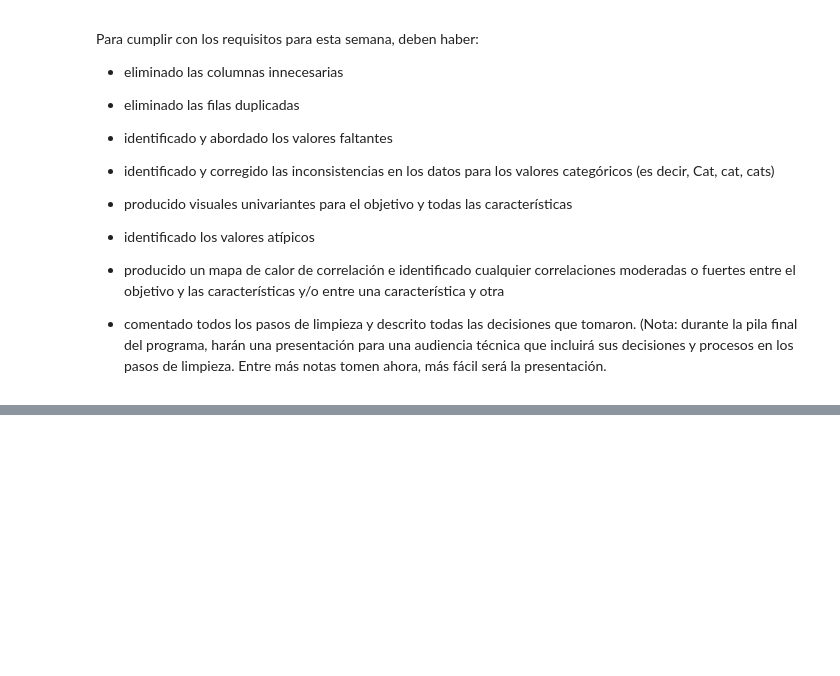
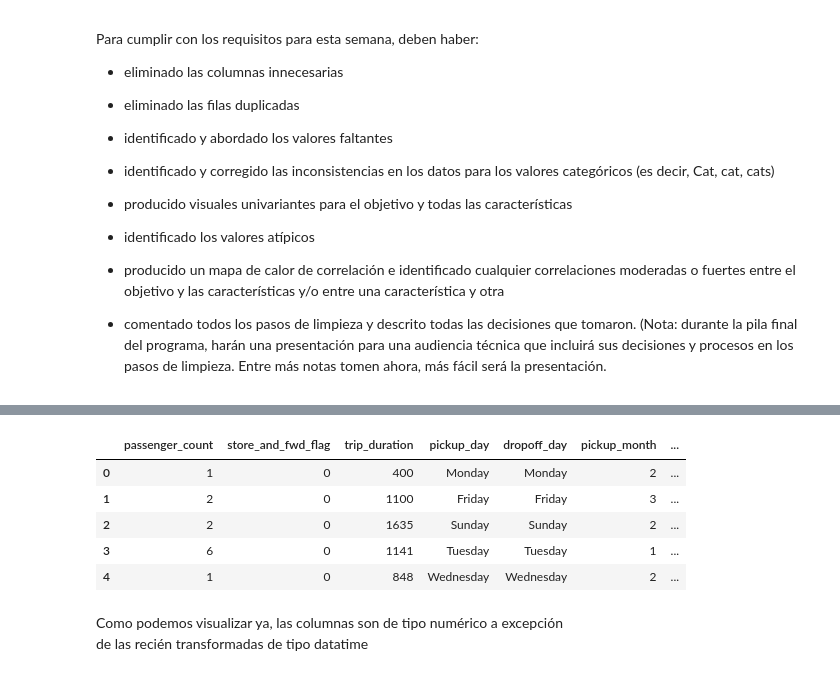
Before and after one commit to jcardonamde/datasets_ml, a Jupyter notebook: 03_datasets_ml.ipynb, the cells around one changed output, grey strips where cells are left out. Cells and saved outputs as stored; diff of their text form; code cells hidden in the pictures; blank space fills up the shorter version.

```diff
--- a/03_datasets_ml.ipynb
+++ b/03_datasets_ml.ipynb
@@ -291,0 +471,4 @@ Para cumplir con los requisitos para esta semana, deben haber:
+# %%
+# Elimino los valores atípicos encontrados
+df = df[df.trip_duration!=df.trip_duration.max()]
+df = df[df.trip_duration!=df.trip_duration.min()]
@@ -291,0 +525,12 @@ Para cumplir con los requisitos para esta semana, deben haber:
+# %%
+# Reviso nuevamente el set de datos luego de esta depuración de columnas innecesarias
+df.head()
+# %% [output]
+|  | passenger_count | store_and_fwd_flag | trip_duration | pickup_day | dropoff_day | pickup_month | ... |
+| 0 | 1 | 0 | 400 | Monday | Monday | 2 | ... |
+| 1 | 2 | 0 | 1100 | Friday | Friday | 3 | ... |
+| 2 | 2 | 0 | 1635 | Sunday | Sunday | 2 | ... |
+| 3 | 6 | 0 | 1141 | Tuesday | Tuesday | 1 | ... |
+| 4 | 1 | 0 | 848 | Wednesday | Wednesday | 2 | ... |
+# %% [markdown]
+Como podemos visualizar ya, las columnas son de tipo numérico a excepción de las recién transformadas de tipo datatime
```
Also changed, not shown: parts of 42 cells of this notebook.
